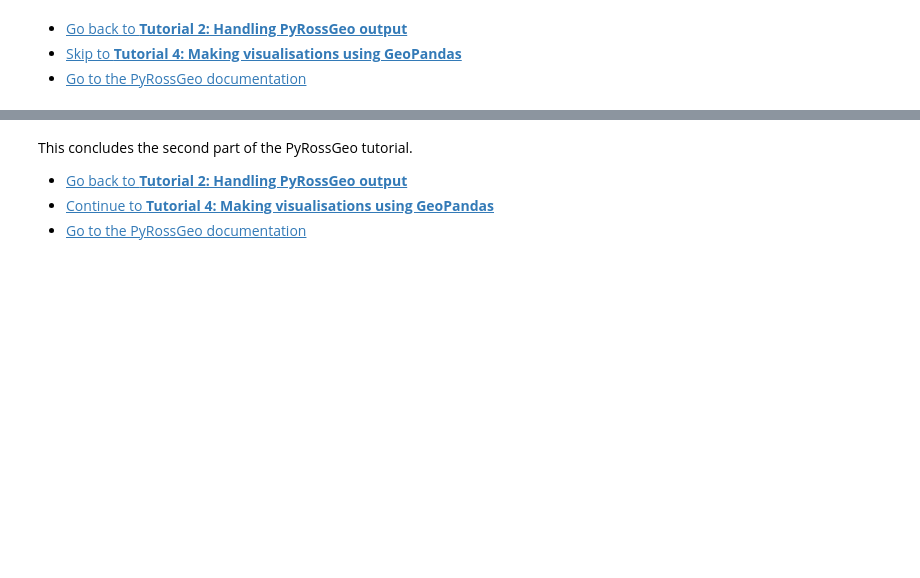
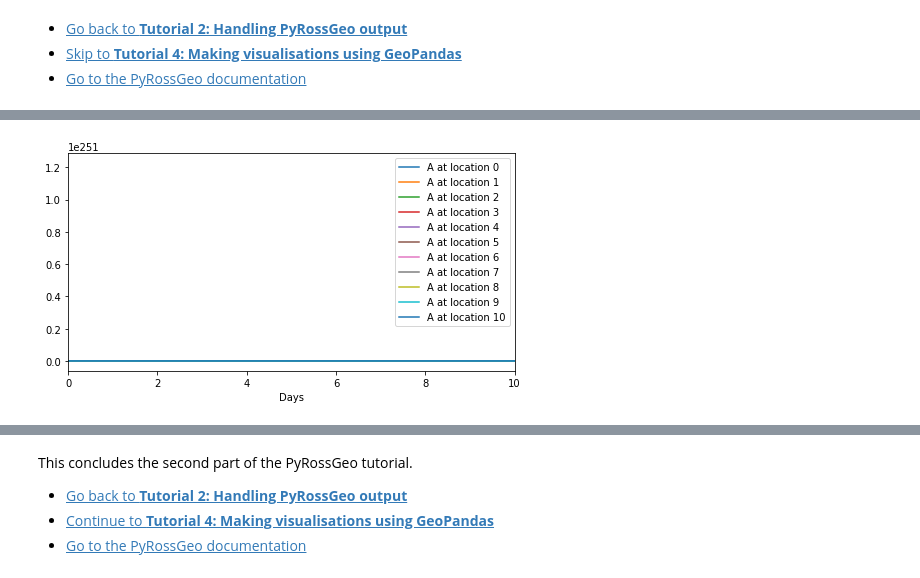
Before and after one commit to lukastk/PyRossGeo, a Jupyter notebook: examples/tutorial3-interventions/tutorial3-interventions.ipynb, the cells around one changed output, grey strips where cells are left out. Saved outputs shown, nothing was run; the diff lists cells and outputs as text; code cells hidden in the pictures; blank space fills up the shorter version.

```diff
--- a/examples/tutorial3-interventions/tutorial3-interventions.ipynb
+++ b/examples/tutorial3-interventions/tutorial3-interventions.ipynb
@@ -400,0 +144,22 @@ plt.show()
+# %%
+# Plot a specific model class, summed over age groups, for every location
+
+location_data = pyrossgeo.utils.extract_location_data(sim_data_no_lockdown)
+
+plt.figure( figsize=(8,4) )
+ts_days = ts_saved / (24*60)
+
+model_classes = ['S', 'E', 'A', 'I', 'R']
+model_class = 2
+skip = 1
+
+for loc in range(location_data.shape[3]):
+    O = np.sum(location_data[:,:,model_class,loc], axis=1) # Sum over all age-groups
+    plt.plot(ts_days[::skip], O[::skip], label="%s at location %s" % (model_classes[model_class], loc))
+
+plt.legend(loc='upper right', fontsize=10)
+plt.xlabel('Days')
+plt.xlim(0, 10)
+plt.show()
+# %% [output]
+[figure, added]
```
Also changed, not shown: parts of 59 cells of this notebook, 20 other files.
